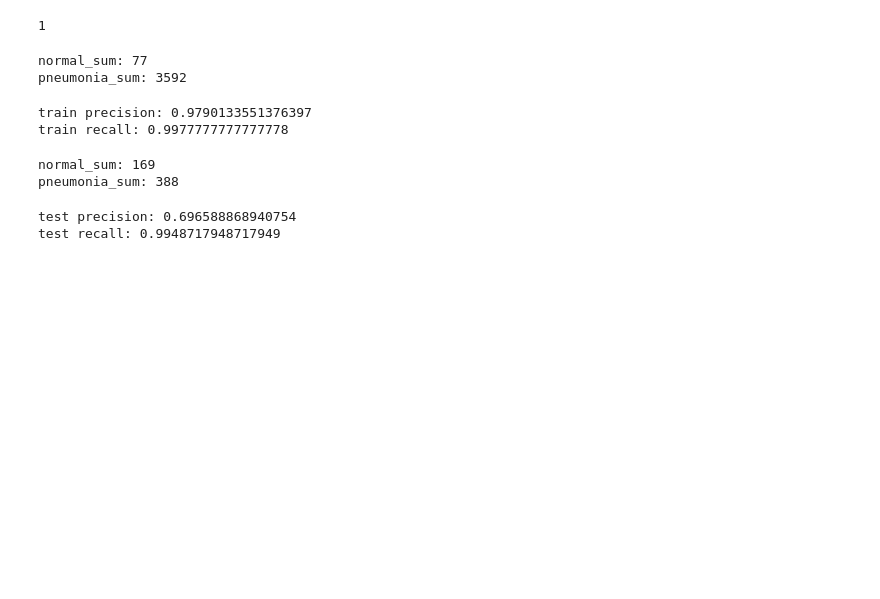
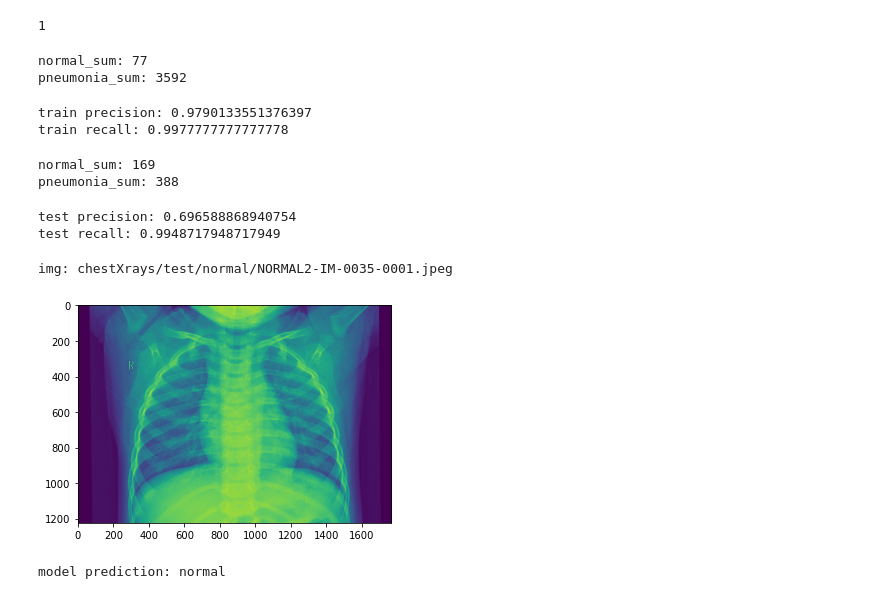
Before and after one commit to Supearnesh/ml-chestxray-cnn, a Jupyter notebook: train.ipynb, the cells around one changed output. Saved outputs shown, nothing was run; the diff lists cells and outputs as text; code cells hidden in the pictures; blank space fills up the shorter version.

Commit message:
refactor: Add test cases
Show test cases for model in jupyter notebook.

```diff
--- a/train.ipynb
+++ b/train.ipynb
@@ -8,7 +8,7 @@ sagemaker_session = sagemaker.Session()
 
 bucket = 's3://chest-xrays'
 
-role = 'arn:aws:iam::XXXXXXXXXXXX:role/service-role/AmazonSageMaker-ExecutionRole'
+role = 'arn:aws:iam::578203129999:role/service-role/AmazonSageMaker-ExecutionRole-20200419T032205'
 
 estimator = PyTorch(
     entry_point='train.py',
@@ -212,3 +206,38 @@ print('test recall: {}'.format(388/(388+2)))
 # %% [output]
 test precision: 0.696588868940754
 test recall: 0.9948717948717949
+# %%
+class_names = ['normal', 'pneumonia']
+
+def predict_chest_xray(img_path):
+
+    img = Image.open(img_path)
+
+    print('img: {}'.format(img_path))
+
+    plt.imshow(img)
+    plt.show()
+
+    converted_img = img.convert('RGB')
+
+    transform = T.Compose([T.Resize(112),
+                           T.Resize((112, 160)),
+                           T.ToTensor(),
+                           T.Normalize(mean=(0.4954160,),
+                                       std=(0.0564721,))])
+
+    normalized_img = transform(converted_img)
+
+    tensor_img = normalized_img.unsqueeze(0)
+
+    prediction = predictor.predict(tensor_img)
+
+    tensor_prediction = np.argmax(prediction)
+
+    print('model prediction: {}'.format(class_names[tensor_prediction]))
+# %%
+predict_chest_xray(test_normal[2])
+# %% [output]
+img: chestXrays/test/normal/NORMAL2-IM-0035-0001.jpeg
+[figure, added]
+model prediction: normal
```
Also changed, not shown: parts of 3 cells of this notebook, 41 other files.
